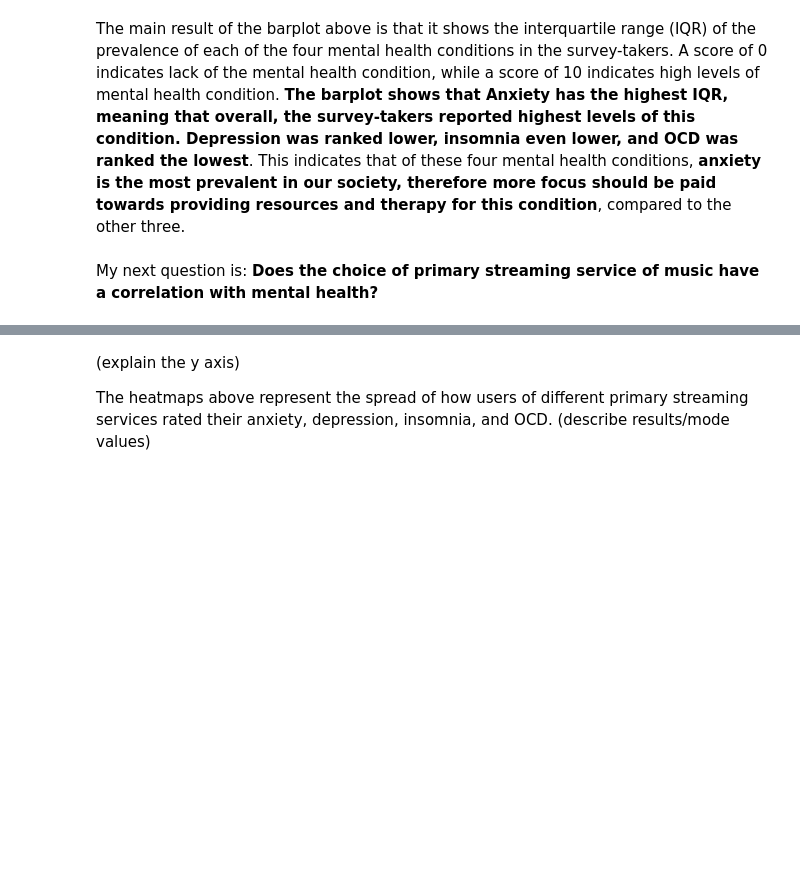
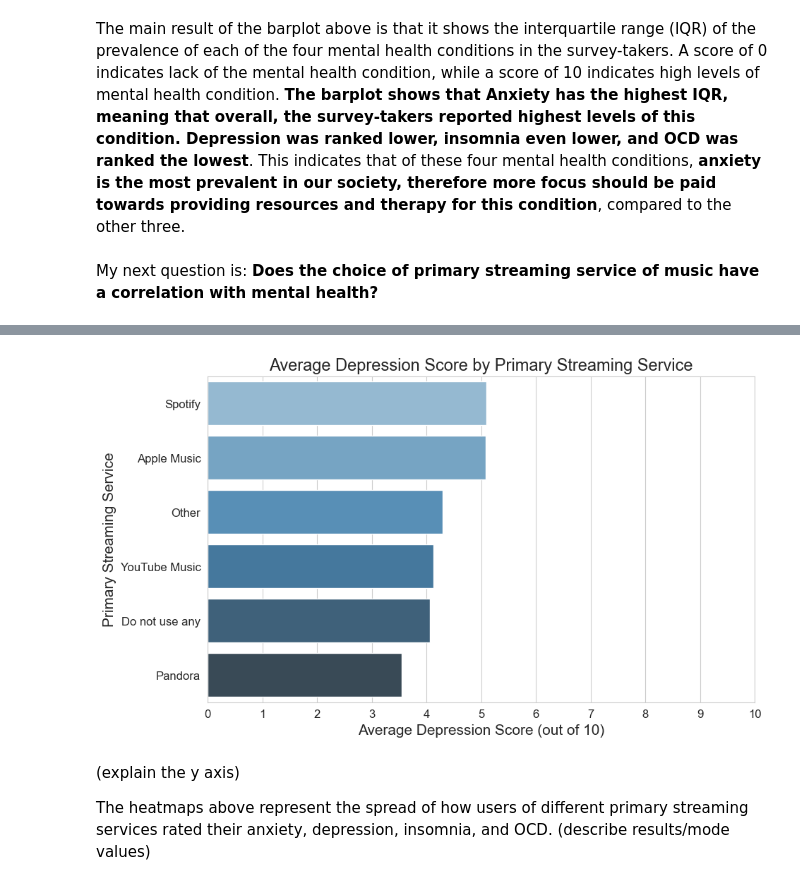
Before and after one commit to ubco-W2022T2-data301/project-group-group12, a Jupyter notebook: analysis/analysisZainab.ipynb, the cells around one changed output, grey strips where cells are left out. Saved outputs shown, nothing was run; the diff lists cells and outputs as text; code cells hidden in the pictures; blank space fills up the shorter version.

```diff
--- a/analysis/analysisZainab.ipynb
+++ b/analysis/analysisZainab.ipynb
@@ -525,3 +480,32 @@ plt.show()
+# %%
+# grouping the data by primary streaming service and calculating the mean depression rating for each group
+
+avg_depression = datasetchain2.groupby('Primary streaming service')['Depression'].mean().reset_index()
+avg_depression = avg_depression.sort_values(by='Depression', ascending=False)
+avg_depression['Primary streaming service'] = avg_depression['Primary streaming service'].replace({'Spotify': 'Spotify',
+                                                                                                     'Apple Music': 'Apple Music',
+                                                                                                     'YouTube Music': 'YouTube Music',
+                                                                                                     'Pandora': 'Pandora',
+                                                                                                     'I do not use a streaming service.': 'Do not use any',
+                                                                                                     'Other streaming service': 'Other'})
+sns.set_style("whitegrid")
+fig, ax = plt.subplots(figsize=(10,6))
+sns.barplot(x="Depression", y="Primary streaming service", data=avg_depression, palette="Blues_d")
+
+ax.set_xlabel('Average Depression Score (out of 10)', fontsize=15)
+ax.set_ylabel('Primary Streaming Service', fontsize=15)
+ax.set_title('Average Depression Score by Primary Streaming Service', fontsize=17)
+ax.tick_params(labelsize=12)
+ax.set_xlim([0, 10])
+plt.xticks(range(0, 11, 1))
+
+#exporting the plot to images folder:
+plt.savefig('../images/analysis3graph3.png', bbox_inches="tight")
+
+#showing the plot:
+plt.show()
+# %% [output]
+[figure, added]
 # %% [markdown]
 (explain the y axis)
 
```
Also changed, not shown: parts of 6 cells of this notebook, 3 other files.
